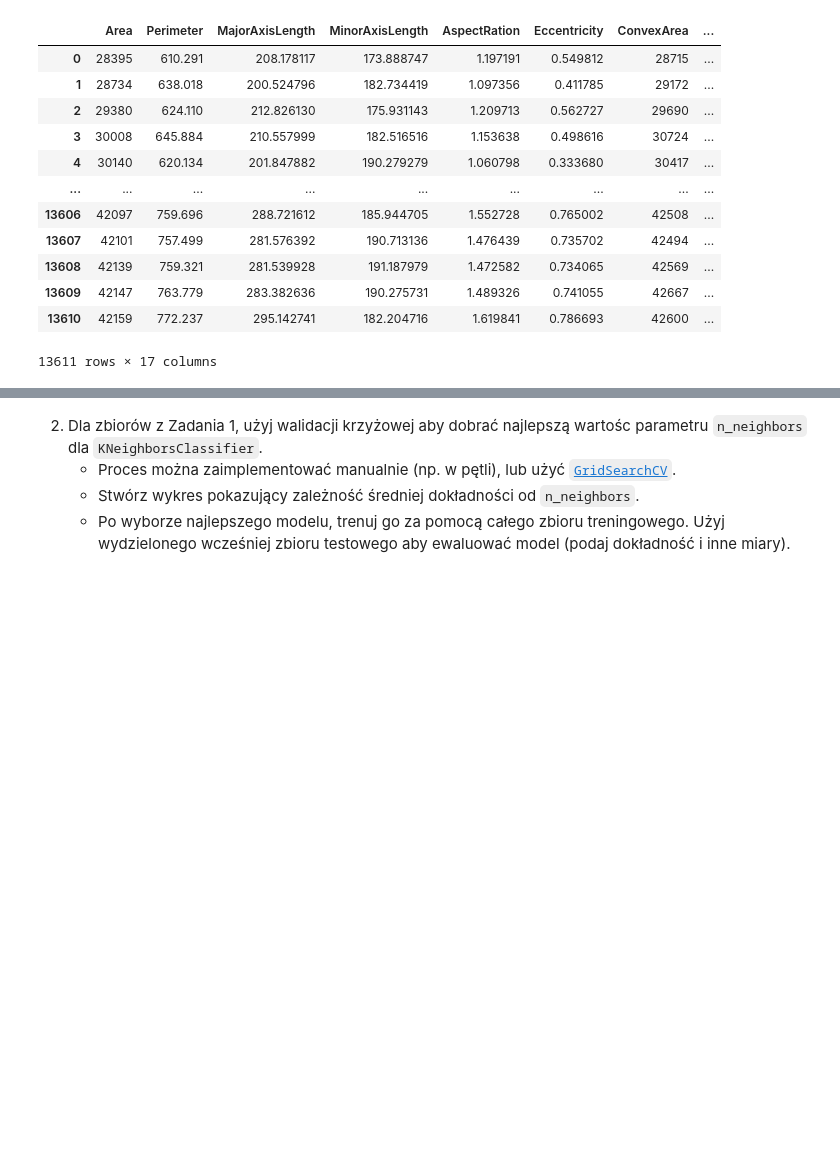
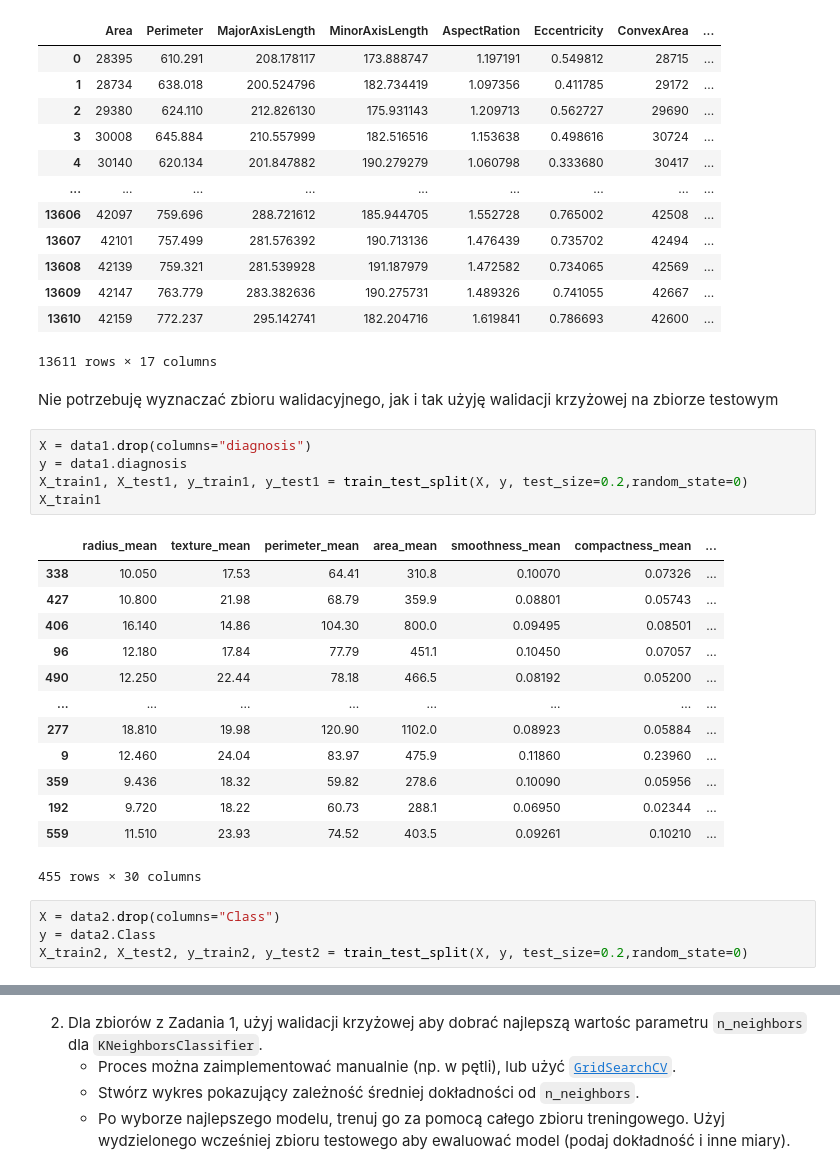
Before and after one commit to MichalBrodackiPJA/Eksploracja-i-Wizualizacja-Danych, a Jupyter notebook: Ćwiczenia 5/Lab - Klasyfikacja (dodatkowe zadania).ipynb, the cells around one changed output, grey strips where cells are left out. Saved outputs shown, nothing was run; the diff lists cells and outputs as text; blank space fills up the shorter version.

```diff
--- a/Ćwiczenia 5/Lab - Klasyfikacja (dodatkowe zadania).ipynb
+++ b/Ćwiczenia 5/Lab - Klasyfikacja (dodatkowe zadania).ipynb
@@ -54,3 +71,28 @@ data2
 | 13609 | 42147 | 763.779 | 283.382636 | 190.275731 | 1.489326 | 0.741055 | 42667 | ... |
 | 13610 | 42159 | 772.237 | 295.142741 | 182.204716 | 1.619841 | 0.786693 | 42600 | ... |
 13611 rows × 17 columns
+# %% [markdown]
+Nie potrzebuję wyznaczać zbioru walidacyjnego, jak i tak użyję walidacji krzyżowej na zbiorze testowym
+# %%
+X = data1.drop(columns="diagnosis")
+y = data1.diagnosis
+X_train1, X_test1, y_train1, y_test1 = train_test_split(X, y, test_size=0.2,random_state=0)
+X_train1
+# %% [output]
+|  | radius_mean | texture_mean | perimeter_mean | area_mean | smoothness_mean | compactness_mean | ... |
+| 338 | 10.050 | 17.53 | 64.41 | 310.8 | 0.10070 | 0.07326 | ... |
+| 427 | 10.800 | 21.98 | 68.79 | 359.9 | 0.08801 | 0.05743 | ... |
+| 406 | 16.140 | 14.86 | 104.30 | 800.0 | 0.09495 | 0.08501 | ... |
+| 96 | 12.180 | 17.84 | 77.79 | 451.1 | 0.10450 | 0.07057 | ... |
+| 490 | 12.250 | 22.44 | 78.18 | 466.5 | 0.08192 | 0.05200 | ... |
+| ... | ... | ... | ... | ... | ... | ... | ... |
+| 277 | 18.810 | 19.98 | 120.90 | 1102.0 | 0.08923 | 0.05884 | ... |
+| 9 | 12.460 | 24.04 | 83.97 | 475.9 | 0.11860 | 0.23960 | ... |
+| 359 | 9.436 | 18.32 | 59.82 | 278.6 | 0.10090 | 0.05956 | ... |
+| 192 | 9.720 | 18.22 | 60.73 | 288.1 | 0.06950 | 0.02344 | ... |
+| 559 | 11.510 | 23.93 | 74.52 | 403.5 | 0.09261 | 0.10210 | ... |
+455 rows × 30 columns
+# %%
+X = data2.drop(columns="Class")
+y = data2.Class
+X_train2, X_test2, y_train2, y_test2 = train_test_split(X, y, test_size=0.2,random_state=0)
```
Also changed, not shown: parts of 5 cells of this notebook.
